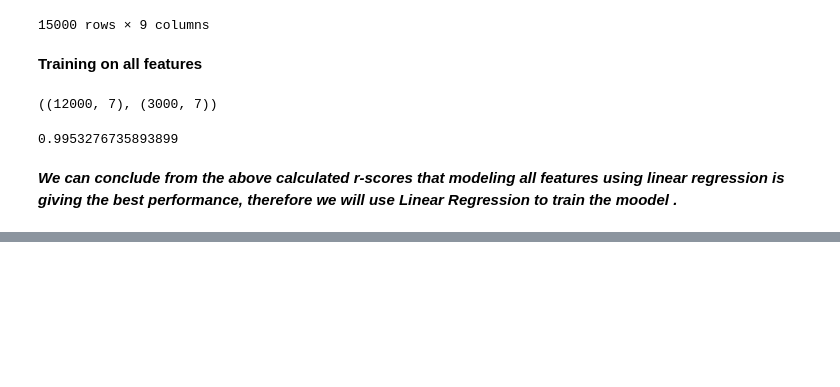
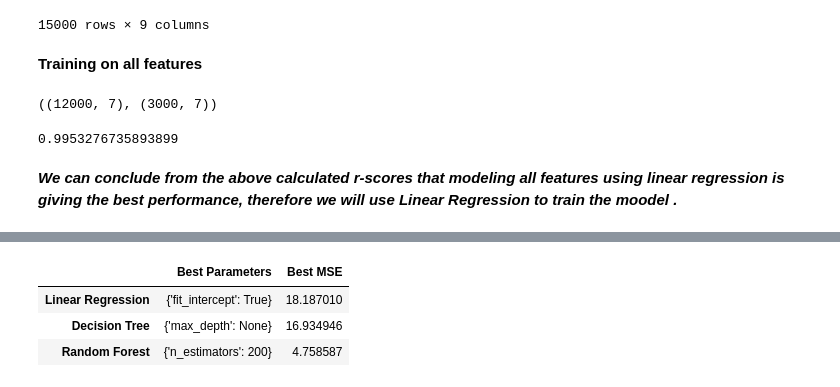
Before and after one commit to ZahraAslamKhan/AI-Calories-Burnt-Predictor-, a Jupyter notebook: CaloriesPrediction.ipynb, the cells around one changed output, grey strips where cells are left out. Saved outputs shown, nothing was run; the diff lists cells and outputs as text; code cells hidden in the pictures; blank space fills up the shorter version.

```diff
--- a/CaloriesPrediction.ipynb
+++ b/CaloriesPrediction.ipynb
@@ -355,0 +383,38 @@ score
+# %%
+from sklearn.model_selection import GridSearchCV
+
+# Define parameter grid for each model
+param_grid_lr = {'fit_intercept': [True, False]}  # for Linear Regression
+param_grid_dt = {'max_depth': [None, 10, 20]}  # for Decision Tree
+param_grid_rf = {'n_estimators': [50, 100, 200]}  # for Random Forest
+
+# Perform grid search with cross-validation for each model
+models = {
+    "Linear Regression": (LinearRegression(), param_grid_lr),
+    "Decision Tree": (DecisionTreeRegressor(), param_grid_dt),
+    "Random Forest": (RandomForestRegressor(), param_grid_rf)
+}
+
+results = {}  # Dictionary to store results
+
+for name, (model, param_grid) in models.items():
+    grid_search = GridSearchCV(model, param_grid, cv=5, scoring='neg_mean_squared_error')
+    grid_search.fit(X_train, y_train)
+
+    # Get the best hyperparameters and the best score
+    best_params = grid_search.best_params_
+    best_score = -grid_search.best_score_  # negate to get positive MSE value
+
+    # Store the results
+    results[name] = {"Best Parameters": best_params, "Best MSE": best_score}
+
+# Presenting results in a table format
+import pandas as pd
+
+results_df = pd.DataFrame(results).T
+results_df.style.highlight_min(axis=0, subset=["Best MSE"], color='lightgreen')
+# %% [output]
+|  | Best Parameters | Best MSE |
+| Linear Regression | {'fit_intercept': True} | 18.187010 |
+| Decision Tree | {'max_depth': None} | 16.934946 |
+| Random Forest | {'n_estimators': 200} | 4.758587 |
```
Also changed, not shown: parts of 6 cells of this notebook.
